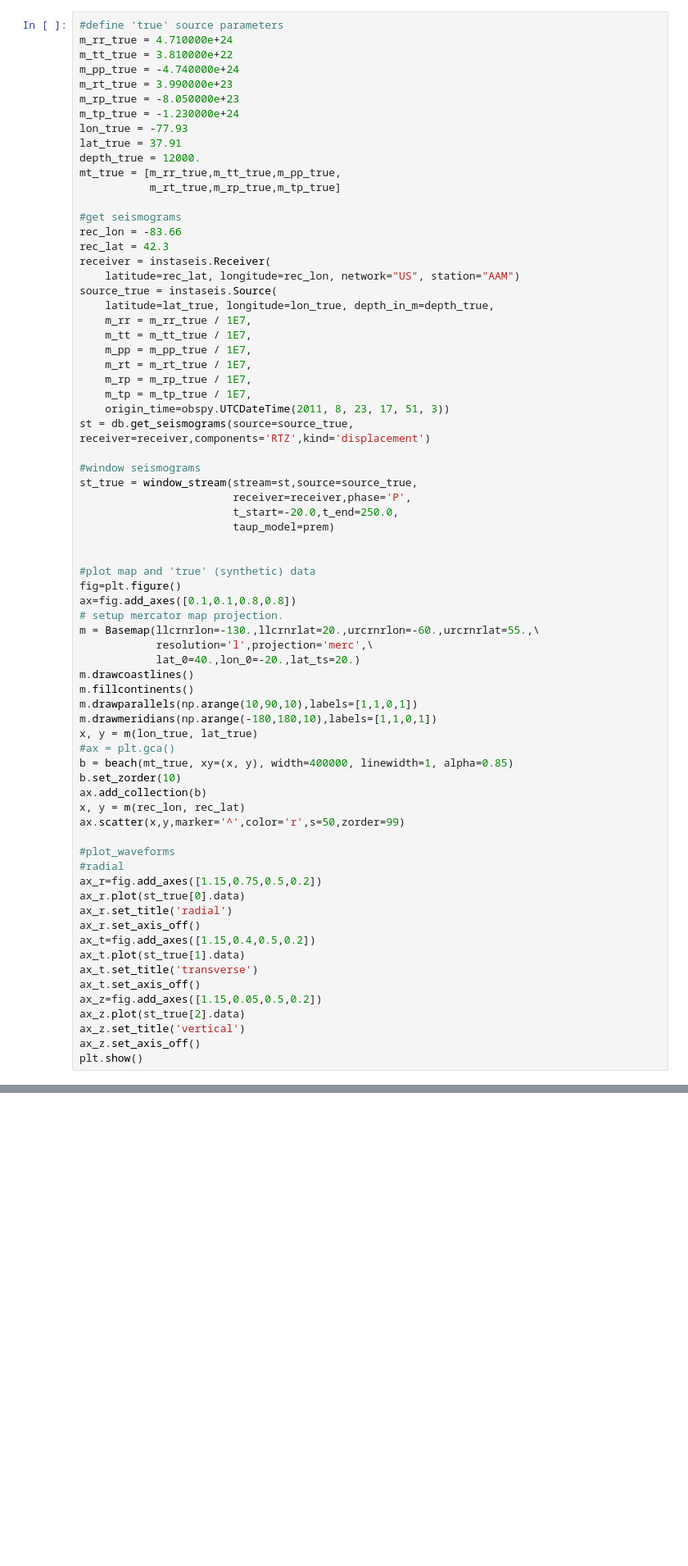
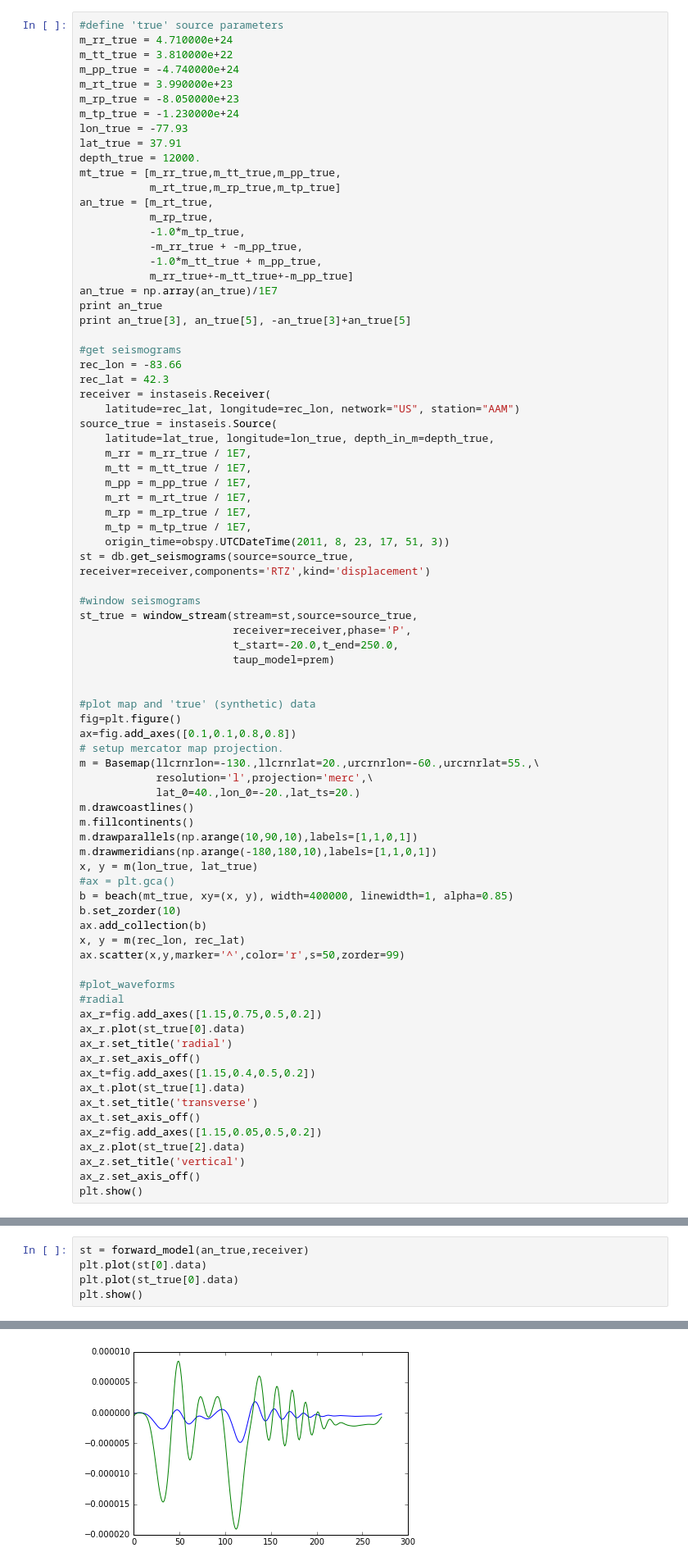
Before and after one commit to romaguir/mcmcmt, a Jupyter notebook: example_1.ipynb, the cells around one changed output, grey strips where cells are left out. Shown: that part at 82% size. Drawn from its saved outputs; the diff is of its cells as text; blank space fills up the shorter version.

```diff
--- a/example_1.ipynb
+++ b/example_1.ipynb
@@ -67,6 +67,15 @@ lat_true = 37.91
 depth_true = 12000.
 mt_true = [m_rr_true,m_tt_true,m_pp_true,
            m_rt_true,m_rp_true,m_tp_true]
+an_true = [m_rt_true,
+           m_rp_true,
+           -1.0*m_tp_true,
+           -m_rr_true + -m_pp_true,
+           -1.0*m_tt_true + m_pp_true,
+           m_rr_true+-m_tt_true+-m_pp_true]
+an_true = np.array(an_true)/1E7
+print an_true
+print an_true[3], an_true[5], -an_true[3]+an_true[5]
 
 #get seismograms
 rec_lon = -83.66
@@ -354,0 +396,6 @@ plt.show()
+# %%
+st = forward_model(an_true,receiver)
+plt.plot(st[0].data)
+plt.plot(st_true[0].data)
+plt.show()
+# %% [output]
@@ -354,0 +415 @@ plt.show()
+[figure, added]
```
Also changed, not shown: parts of 11 cells of this notebook.
